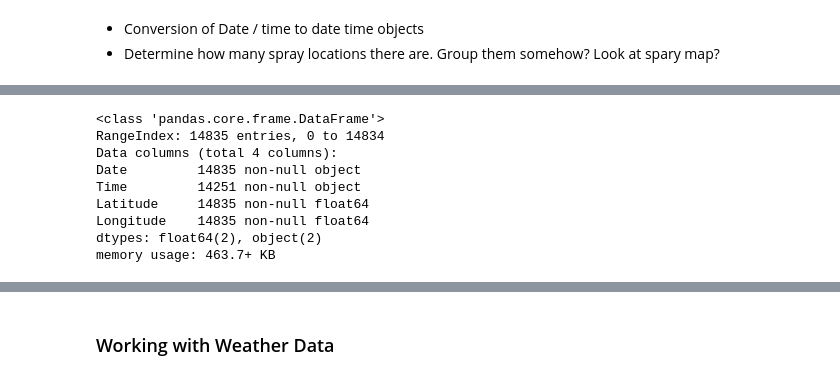
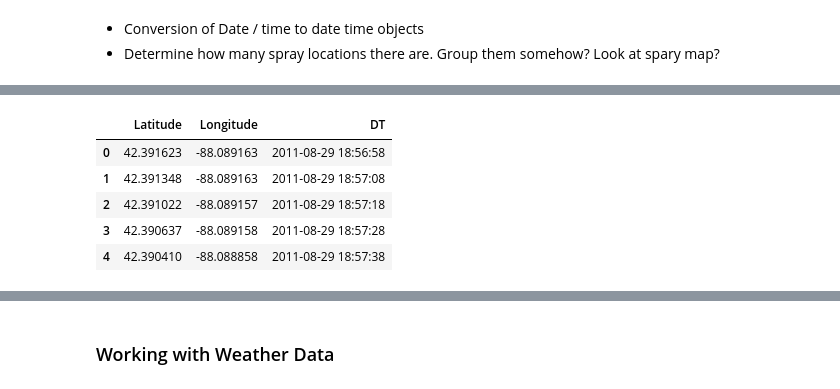
Before and after one commit to wipegup/WNVKaggle, a Jupyter notebook: Starter Code.ipynb, the cells around one changed output, grey strips where cells are left out. Cells and saved outputs as stored; diff of their text form; code cells hidden in the pictures.

Commit message:
Clean DF and Spray

```diff
--- a/Starter Code.ipynb
+++ b/Starter Code.ipynb
@@ -115,12 +119,13 @@ spray.head()
-# %%
-spray.info()
-# %% [output]
-<class 'pandas.core.frame.DataFrame'>
-RangeIndex: 14835 entries, 0 to 14834
-Data columns (total 4 columns):
-Date         14835 non-null object
-Time         14251 non-null object
-Latitude     14835 non-null float64
-Longitude    14835 non-null float64
-dtypes: float64(2), object(2)
-memory usage: 463.7+ KB
+# %%
+spray = pd.read_csv('./input/spray.csv')
+spray['DT'] = spray['Date']+' '+ spray['Time']
+spray['DT'] = pd.to_datetime(spray['DT'])
+spray = spray.drop(['Date','Time'], axis = 'columns')
+spray.head()
+# %% [output]
+|  | Latitude | Longitude | DT |
+| 0 | 42.391623 | -88.089163 | 2011-08-29 18:56:58 |
+| 1 | 42.391348 | -88.089163 | 2011-08-29 18:57:08 |
+| 2 | 42.391022 | -88.089157 | 2011-08-29 18:57:18 |
+| 3 | 42.390637 | -88.089158 | 2011-08-29 18:57:28 |
+| 4 | 42.390410 | -88.088858 | 2011-08-29 18:57:38 |
```
Also changed, not shown: parts of 19 cells of this notebook, 1 other file.
